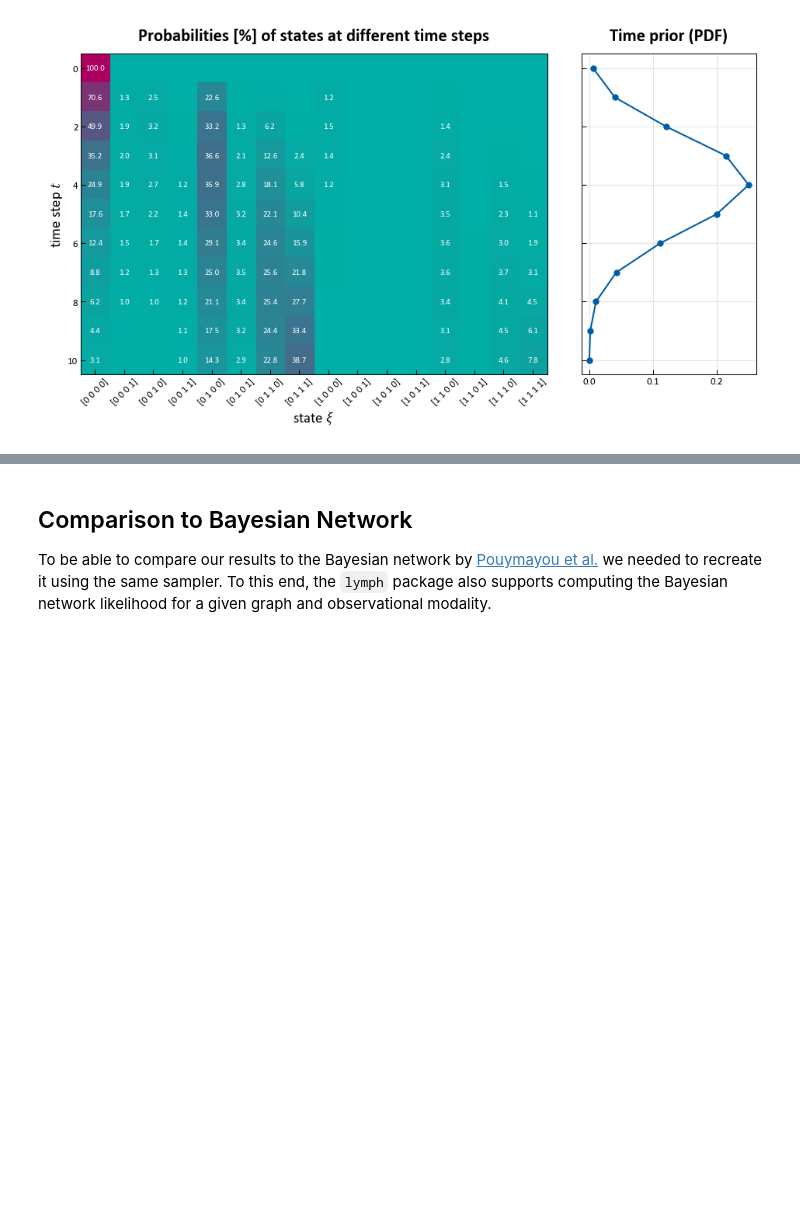
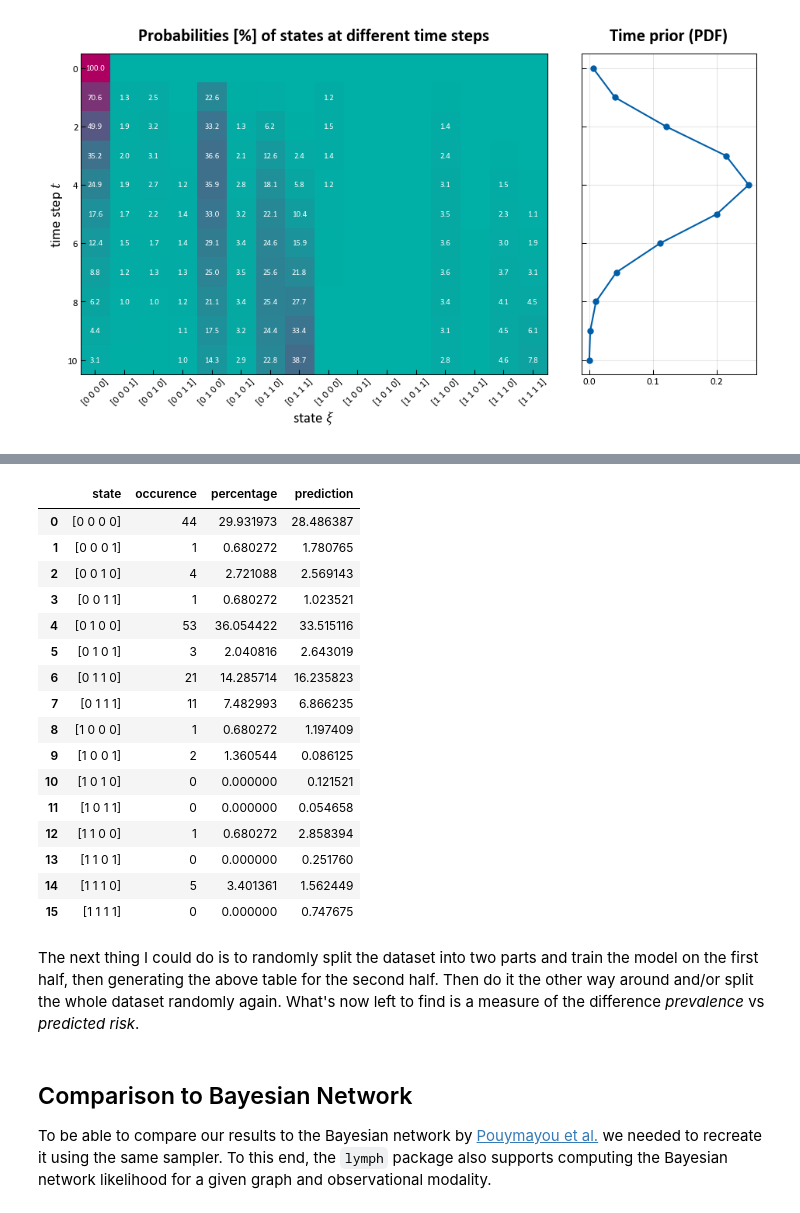
Before and after one commit to rmnldwg/lymph, a Jupyter notebook: notebook/results_and_plots.ipynb, the cells around one changed output, grey strips where cells are left out. Cells and saved outputs as stored; diff of their text form; code cells hidden in the pictures; blank space fills up the shorter version.

```diff
--- a/notebook/results_and_plots.ipynb
+++ b/notebook/results_and_plots.ipynb
@@ -515,3 +519,48 @@ if SAVE_FIGURES:
+# %%
+thin = 100
+np.random.seed(SEED)
+
+risks = np.zeros(shape=(len(systm.obs_list), len(samples_HMM[::thin])), dtype=float)
+
+for i, sample in enumerate(np.random.permutation(samples_HMM[::thin])):
+    for j, obs in enumerate(systm.obs_list):
+        systm.set_theta(sample)
+        risks[j,i] = systm.risk(inv=obs, obs={"path": [None, None, None, None]},
+                                time_prior=time_prior_dict["early"], mode="HMM")
+# %%
+occurences = np.zeros(shape=(len(systm.obs_list),), dtype=int)
+for i,obs in enumerate(systm.obs_list):
+    if np.sum(systm.C_dict["early"][i]) == 0:
+        occurences[i] = 0
+    else:
+        idx = np.argmax(systm.C_dict["early"][i])
+        occurences[i] = systm.f_dict["early"][idx]
+
+validation_df = pd.DataFrame({"state": [str(obs) for obs in systm.obs_list],
+                              "occurence": occurences,
+                              "percentage": 100 * occurences / np.sum(occurences),
+                              "prediction": 100 * np.mean(risks, axis=1)})
+validation_df
+# %% [output]
+|  | state | occurence | percentage | prediction |
+| 0 | [0 0 0 0] | 44 | 29.931973 | 28.486387 |
+| 1 | [0 0 0 1] | 1 | 0.680272 | 1.780765 |
+| 2 | [0 0 1 0] | 4 | 2.721088 | 2.569143 |
+| 3 | [0 0 1 1] | 1 | 0.680272 | 1.023521 |
+| 4 | [0 1 0 0] | 53 | 36.054422 | 33.515116 |
+| 5 | [0 1 0 1] | 3 | 2.040816 | 2.643019 |
+| 6 | [0 1 1 0] | 21 | 14.285714 | 16.235823 |
+| 7 | [0 1 1 1] | 11 | 7.482993 | 6.866235 |
+| 8 | [1 0 0 0] | 1 | 0.680272 | 1.197409 |
+| 9 | [1 0 0 1] | 2 | 1.360544 | 0.086125 |
+| 10 | [1 0 1 0] | 0 | 0.000000 | 0.121521 |
+| 11 | [1 0 1 1] | 0 | 0.000000 | 0.054658 |
+| 12 | [1 1 0 0] | 1 | 0.680272 | 2.858394 |
+| 13 | [1 1 0 1] | 0 | 0.000000 | 0.251760 |
+| 14 | [1 1 1 0] | 5 | 3.401361 | 1.562449 |
+| 15 | [1 1 1 1] | 0 | 0.000000 | 0.747675 |
+# %% [markdown]
+The next thing I could do is to randomly split the dataset into two parts and train the model on the first half, then generating the above table for the second half. Then do it the other way around and/or split the whole dataset randomly again. What's now left to find is a measure of the difference *prevalence* vs *predicted risk*.
 # %% [markdown]
 ## Comparison to Bayesian Network
 
```
Also changed, not shown: parts of 1 cell of this notebook, 1 other file.
